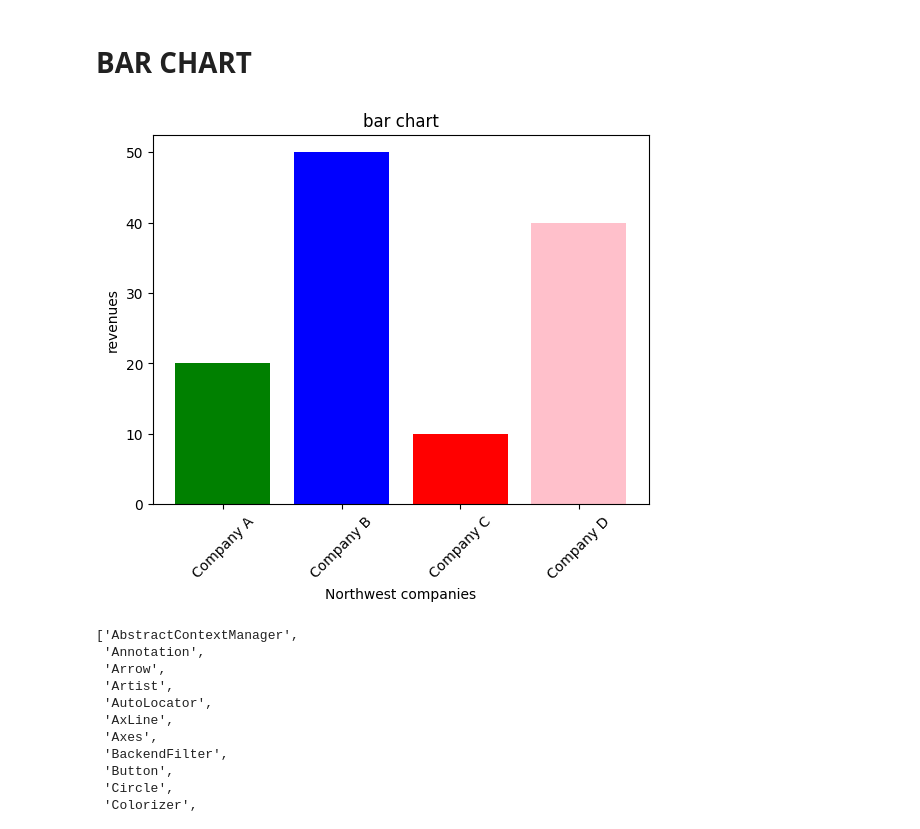
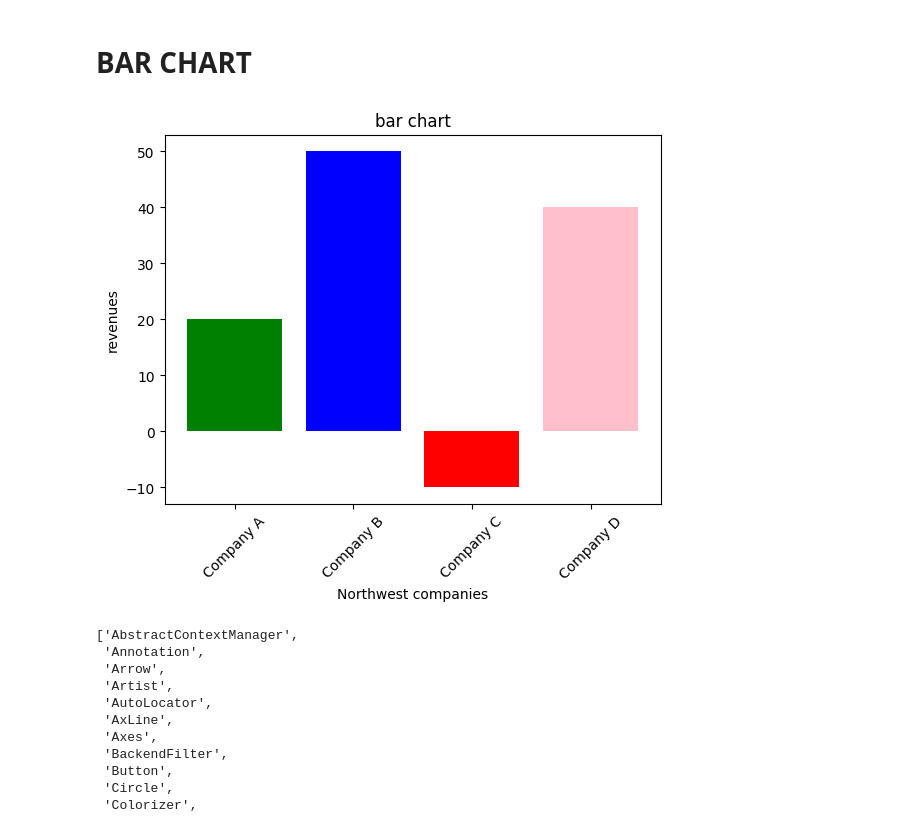
Before and after one commit to biancaantoniello/masterds01, a Jupyter notebook: day3/exercise05.ipynb, the cells around one changed output. Drawn from its saved outputs; the diff is of its cells as text; code cells hidden in the pictures.

```diff
--- a/day3/exercise05.ipynb
+++ b/day3/exercise05.ipynb
@@ -21,18 +21,18 @@ plt.show()
 # %%
 categories = ["Company A","Company B", "Company C", "Company D"]
 
-values = [20,50,10,40]
+values = [20,50,-10,40]
 
 colors = ["green", "blue", "red", "pink"]
 
 plt.bar(categories, values, color = colors)
 plt.title("bar chart")
 plt.xlabel("Northwest companies")
 plt.ylabel("revenues")
 plt.xticks(rotation = 45)
 plt.show()
 # %% [output]
-[figure, old version]
+[figure, new version]
 # %%
 dir(plt)
 # %% [output]
```
Also changed, not shown: parts of 2 cells of this notebook, 4 other files.
